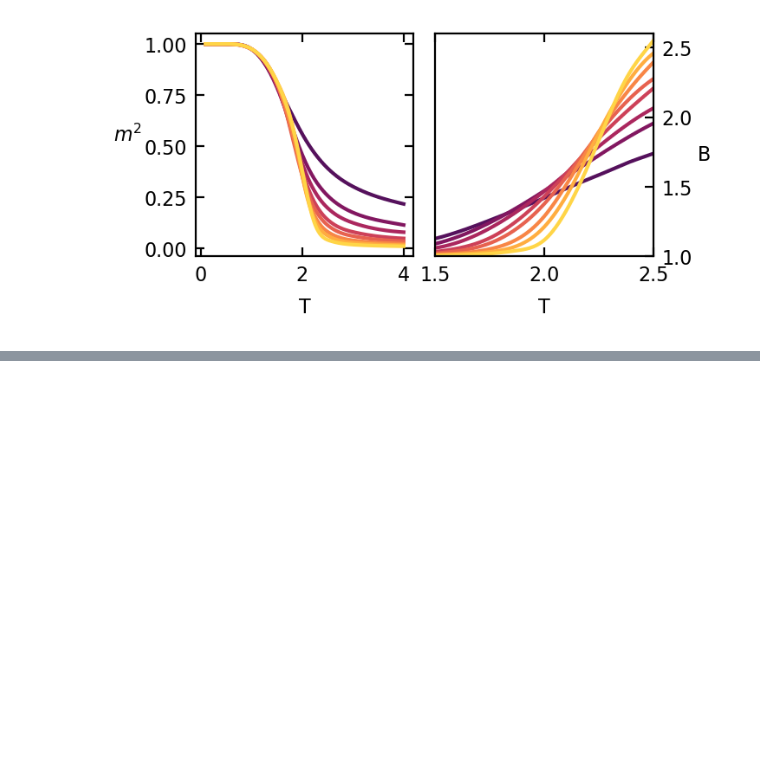
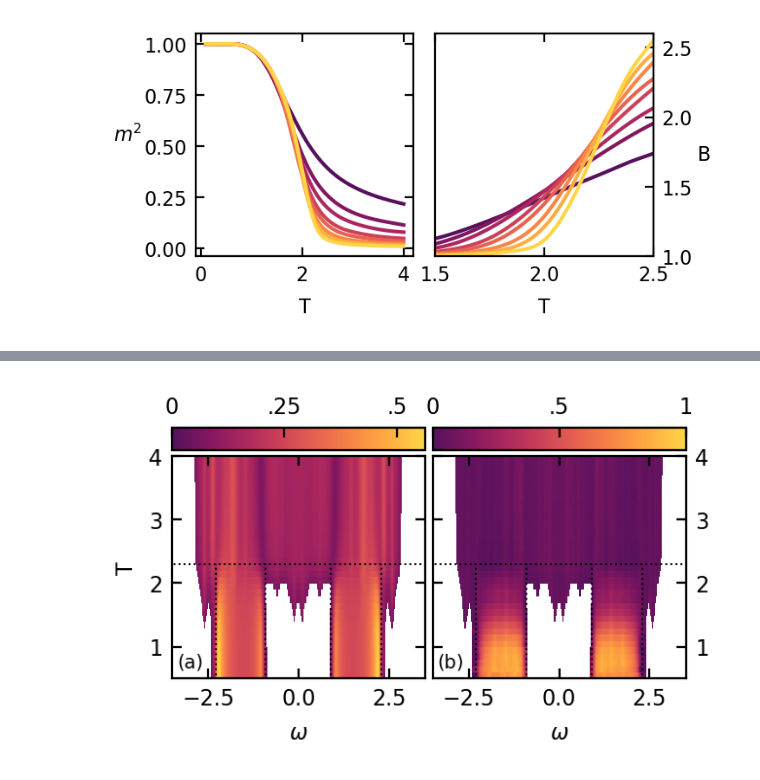
Before and after one commit to TomHodson/FKMC, a Jupyter notebook: notebooks/short_paper_figure_code/final_figures.ipynb, the cells around one changed output, grey strips where cells are left out. Cells and saved outputs as stored; diff of their text form; code cells hidden in the pictures; blank space fills up the shorter version.

```diff
--- a/notebooks/short_paper_figure_code/final_figures.ipynb
+++ b/notebooks/short_paper_figure_code/final_figures.ipynb
@@ -234,0 +125,78 @@ N1 = 270.0, N2 = 60.0
+# %%
+with open(Path('~/HPC_data/pickled_data/gap_opening.pickle').expanduser(), 'rb') as file:
+    o = pickle.load(file)
+
+from FKMC.general import smooth
+
+f, (caxes, axes) = plt.subplots(2,2, gridspec_kw = dict(wspace = 0.03,
+                                                        hspace = 0.05,
+                                                        height_ratios = (1,10),
+                                                        width_ratios = (1,1)))
+
+ax = axes[0]
+
+print(f'o.Ns = {o.Ns}')
+i1 = 2; i2 = 0
+N1 = o.Ns[i1]; N2 = o.Ns[i2]
+print(f'N1 = {N1}, N2 = {N2}')
+
+I1 = smooth(o.IPR[i1], scale = 0.5, axis = -1)
+I2 = smooth(o.IPR[i2], scale = 0.5, axis = -1)
+
+E_i = 2
+E_threshold = 0.07
+E = smooth(o.DOS[E_i], scale = 0.5, axis = -1)
+E = np.where(E > 0.07, E, np.NaN)
+
+#I = (I2 - I1)/I2 * 100
+#I = np.log(I1/I2)/np.log(N2/N1)
+I = -o.m
+I = np.where(E > 0.07, I, np.NaN)
+
+norm = mpl.colors.Normalize(vmin = 0)
+custom_cmap.set_bad(color='white')
+pcol = ax.pcolormesh(o.E_bins, o.Ts, E, norm = norm, cmap=custom_cmap, linewidth=0, rasterized = True)
+ax.set(ylabel = 'T', xlabel = '$\omega$', ylim = (0.1, 4), xlim = (-4, 4))
+cbar = f.colorbar(pcol, cax = caxes[0], orientation="horizontal")
+caxes[0].set_label(f'DOS (N = {o.Ns[E_i]})')
+
+cbar.set_ticks([0, .25, .5])
+cbar.set_ticklabels(['0', '.25', '.5'])
+
+#plot the E-T IPR diagram Diagram
+ax = axes[1]
+norm = mpl.colors.Normalize(vmin=0, vmax=1)
+pcol = ax.pcolormesh(o.E_bins, o.Ts, I, norm = norm, cmap= custom_cmap, linewidth=0, rasterized = True)
+cbar = f.colorbar(pcol, cax = caxes[1], orientation="horizontal")
+cbar.set_ticks([0, .5, 1])
+cbar.set_ticklabels(['0', '.5', '1'])
+
+ax.set(xlabel = '$\omega$', )
+
+for a in axes[:2]:
+    a.tick_params(direction = "in")
+    a.set(xlim = (-3.5,3.5))
+
+for a in axes:
+    a.set(ylim = (0.1,4))
+
+axes[1].tick_params(labelleft = False)
+axes[-1].tick_params(labelleft = False, labelright = True)
+
+for cax in caxes: cax.tick_params(bottom = False, top = True, labelbottom = False, labeltop = True)
+
+for label, ax, color in zip(["(a)","(b)"], axes, ['k', 'k']):
+    ax.text(0.02, 0.03, label, transform=ax.transAxes, va='bottom', ha = 'left',
+            fontsize=7, fontweight='normal', color = color)
+
+Tc = 2.3
+for ax in axes[:2]:
+    ax.hlines(y = Tc, xmin = -4, xmax = 4, linewidth = 0.7, linestyle = 'dotted', color = 'k')
+    ax.vlines(x = [-2.3, -0.9, 0.9, 2.3], ymin = 0, ymax = Tc, linewidth = 0.7, linestyle = 'dotted', color = 'k')
+
+for ax in axes[:2]: ax.set(ylim = (0.5,4))
+
+f.subplots_adjust()
+f.set_size_inches(width, height)
+f.savefig(figure_location / 'gap_opening.eps', bbox_inches='tight')
+# %% [output]
@@ -234,0 +205 @@ N1 = 270.0, N2 = 60.0
+[figure, added]
```
Also changed, not shown: parts of 12 cells of this notebook, 5 other files.
